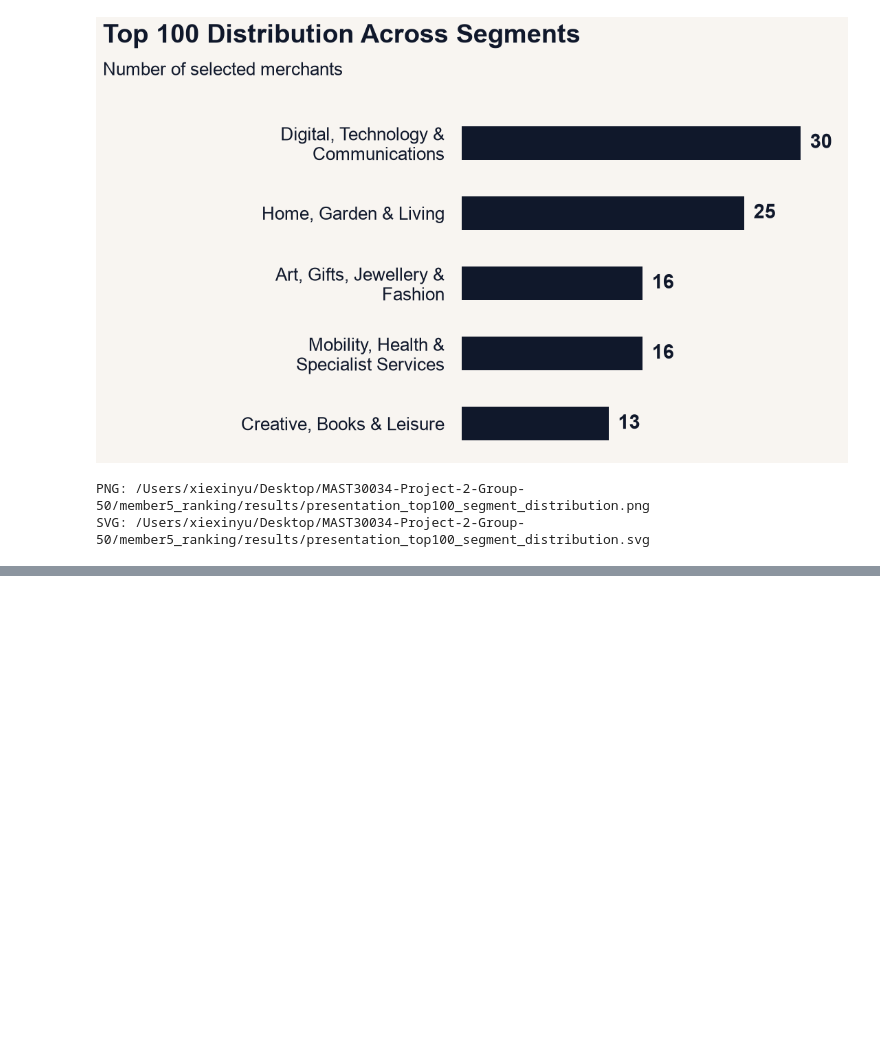
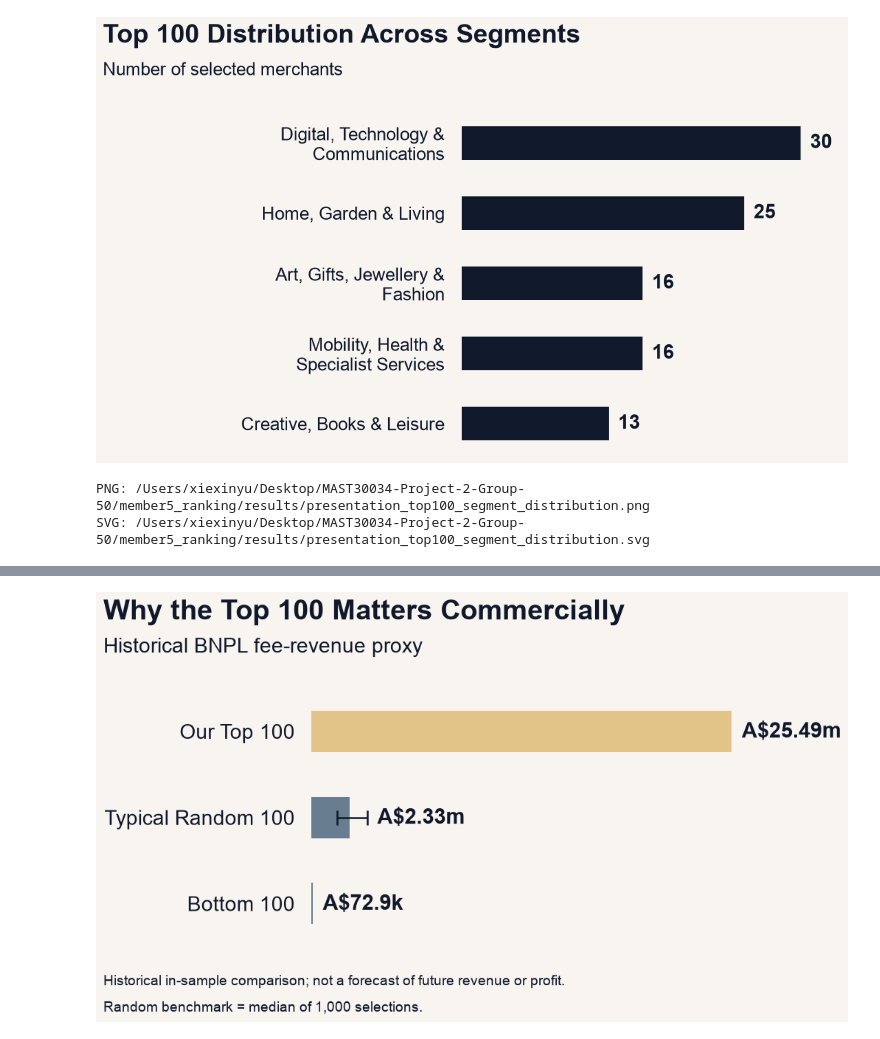
Before and after one commit to yixxx111/MAST30034-Project-2-Group-50, a Jupyter notebook: member5_ranking/presentation_analysis.ipynb, the cells around one changed output, grey strips where cells are left out. Cells and saved outputs as stored; diff of their text form; code cells hidden in the pictures; blank space fills up the shorter version.

Commit message:
Add final Member 5 presentation business value analysis

```diff
--- a/member5_ranking/presentation_analysis.ipynb
+++ b/member5_ranking/presentation_analysis.ipynb
@@ -96,0 +191,39 @@ SVG: /Users/xiexinyu/Desktop/MAST30034-Project-2-Group-50/member5_ranking/result
+# %%
+VALUE_PNG_PATH = RESULTS_DIR / "presentation_top100_business_value_comparison.png"
+VALUE_SVG_PATH = RESULTS_DIR / "presentation_top100_business_value_comparison.svg"
+value_labels = ["Our Top 100", "Typical Random 100", "Bottom 100"]
+values_millions = np.array([top_total, random_median, bottom_total]) / 1e6
+GOLD = "#E2C489"
+BLUE_GREY = "#697D91"
+with plt.rc_context({"font.family": "Arial", "text.color": NAVY,
+                     "ytick.color": NAVY, "svg.fonttype": "path"}):
+    fig, ax = plt.subplots(figsize=(12, 6.5), facecolor=BEIGE)
+    fig.subplots_adjust(left=.29, right=.86, top=.72, bottom=.23)
+    ax.set_facecolor(BEIGE)
+    ax.barh(range(3), values_millions, color=[GOLD, BLUE_GREY, BLUE_GREY], height=.48)
+    ax.set_yticks(range(3), value_labels, fontsize=20)
+    ax.invert_yaxis()
+    ax.set_xlim(0, values_millions.max()*1.20)
+    ax.tick_params(axis="y", length=0, pad=16)
+    ax.xaxis.set_visible(False)
+    for spine in ax.spines.values():
+        spine.set_visible(False)
+    ax.errorbar(random_median/1e6, 1,
+                xerr=np.array([[random_median-random_p05], [random_p95-random_median]])/1e6,
+                fmt="none", ecolor=NAVY, capsize=7, elinewidth=1.8, capthick=1.8)
+    for i, amount in enumerate([top_total, random_median, bottom_total]):
+        # Random annotation clears the upper range endpoint.
+        end = random_p95/1e6 if i==1 else amount/1e6
+        label = f"A${amount/1e6:.2f}m" if amount>=1e6 else f"A${amount/1e3:.1f}k"
+        ax.annotate(label, (end, i), xytext=(10,0), textcoords="offset points",
+                    ha="left", va="center", fontsize=21, fontweight="bold", color=NAVY)
+    fig.text(.055,.93,"Why the Top 100 Matters Commercially",fontsize=27,fontweight="bold",va="top")
+    fig.text(.055,.85,"Historical BNPL fee-revenue proxy",fontsize=20,va="top")
+    fig.text(.055,.125,"Historical in-sample comparison; not a forecast of future revenue or profit.",fontsize=14)
+    fig.text(.055,.07,"Random benchmark = median of 1,000 selections.",fontsize=14)
+    fig.savefig(VALUE_PNG_PATH,dpi=300,facecolor=BEIGE)
+    fig.savefig(VALUE_SVG_PATH,facecolor=BEIGE)
+    plt.show()
+    plt.close(fig)
+# %% [output]
+[figure, added]
```
Also changed, not shown: parts of 4 cells of this notebook, 6 other files.
